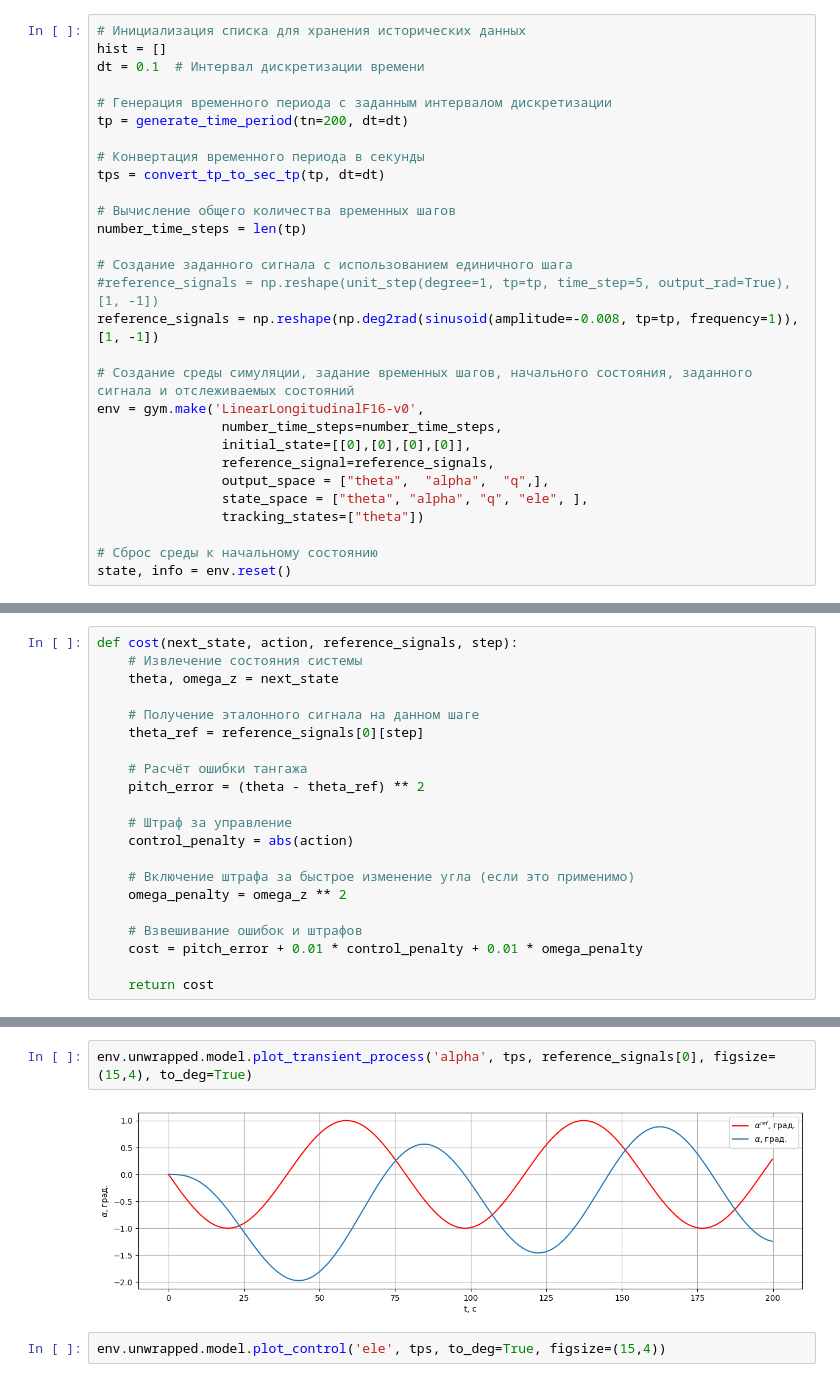
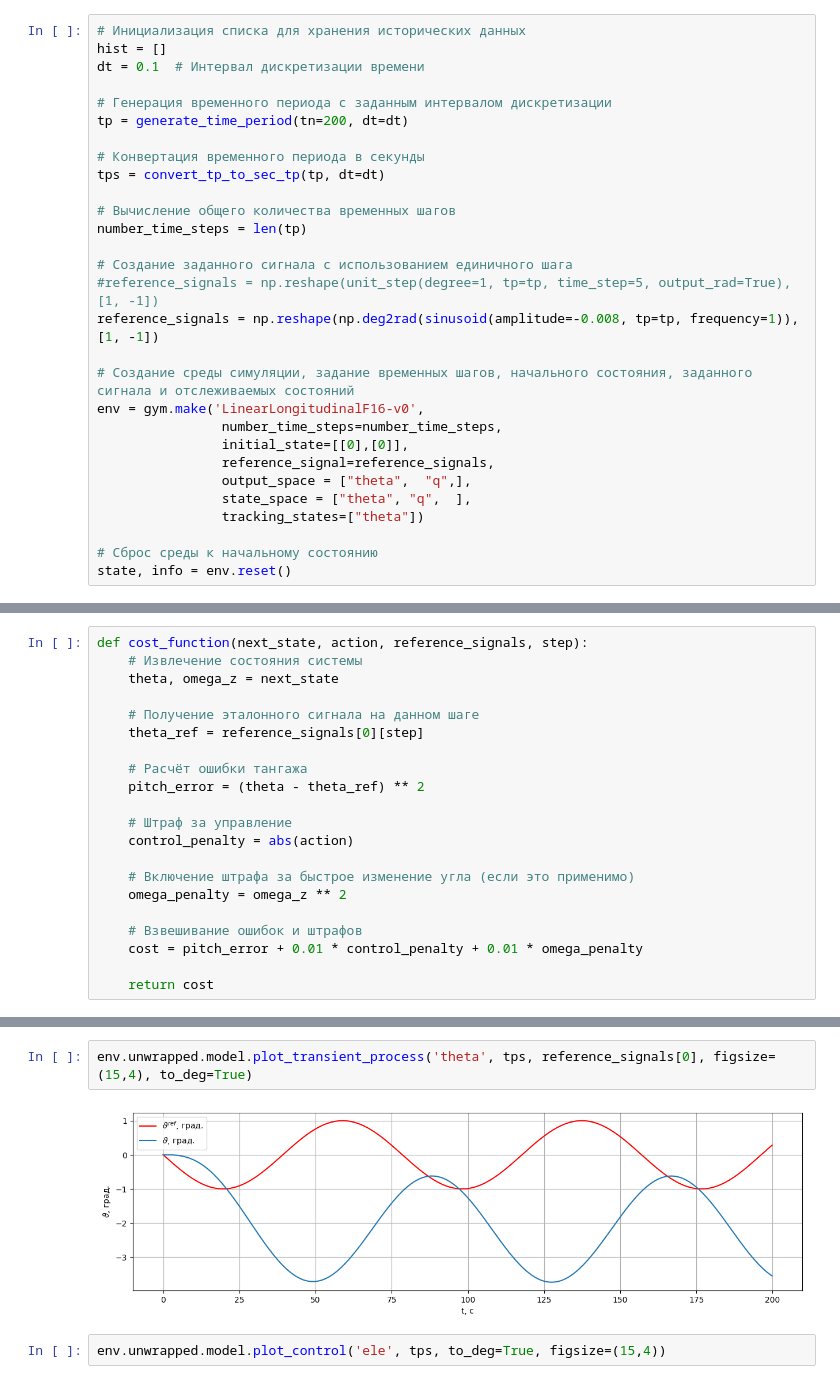
Before and after one commit to TensorAeroSpace/TensorAeroSpace, a Jupyter notebook: example/example_explarotaion.ipynb, the cells around one changed output, grey strips where cells are left out. Drawn from its saved outputs; the diff is of its cells as text.

```diff
--- a/example/example_explarotaion.ipynb
+++ b/example/example_explarotaion.ipynb
@@ -30,10 +31,10 @@ reference_signals = np.reshape(np.deg2rad(sinusoid(amplitude=-0.008, tp=tp, freq
 # Создание среды симуляции, задание временных шагов, начального состояния, заданного сигнала и отслеживаемых состояний
 env = gym.make('LinearLongitudinalF16-v0',
                 number_time_steps=number_time_steps,
-                initial_state=[[0],[0],[0],[0]],
+                initial_state=[[0],[0]],
                 reference_signal=reference_signals,
-                output_space = ["theta",  "alpha",  "q",],
-                state_space = ["theta", "alpha", "q", "ele", ],
+                output_space = ["theta",  "q",],
+                state_space = ["theta", "q",  ],
                 tracking_states=["theta"])
 
 # Сброс среды к начальному состоянию
@@ -44,5 +42,5 @@ import numpy as np
 # %%
-def cost(next_state, action, reference_signals, step):
+def cost_function(next_state, action, reference_signals, step):
     # Извлечение состояния системы
     theta, omega_z = next_state
 
@@ -119,7 +99,7 @@ plt.grid(True)
 # %%
-env.unwrapped.model.plot_transient_process('alpha', tps, reference_signals[0], figsize=(15,4), to_deg=True)
+env.unwrapped.model.plot_transient_process('theta', tps, reference_signals[0], figsize=(15,4), to_deg=True)
 # %% [output]
-[figure, old version]
+[figure, new version]
 # %%
 env.unwrapped.model.plot_control('ele', tps, to_deg=True, figsize=(15,4))
 # %% [output]
```
Also changed, not shown: parts of 9 cells of this notebook.
